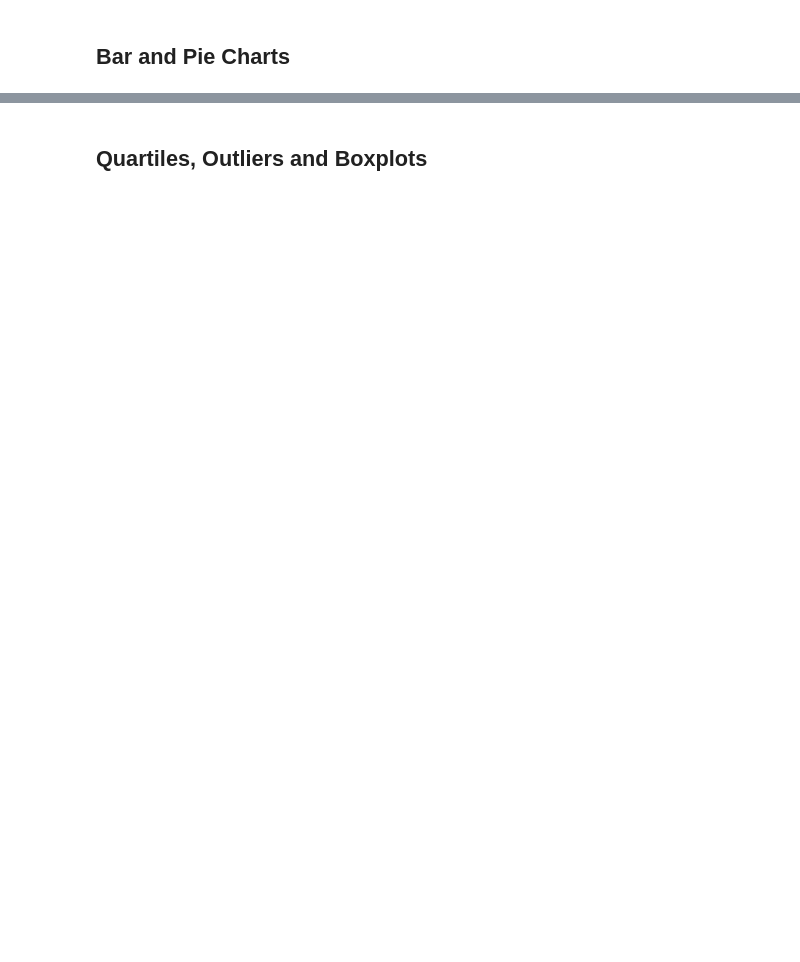
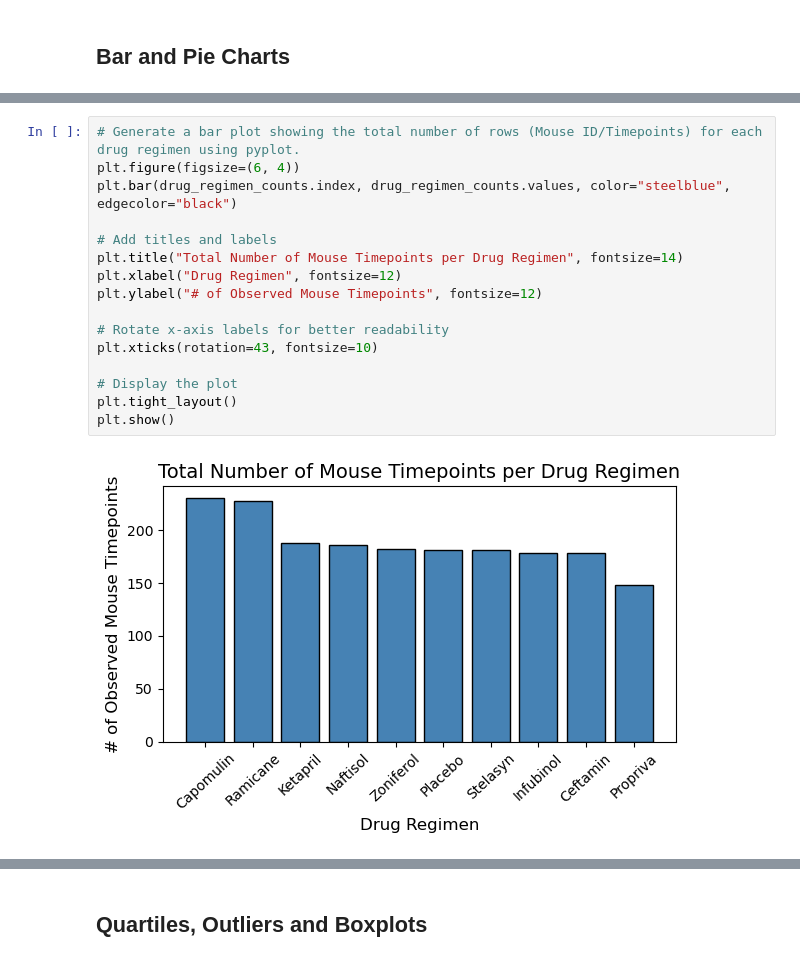
Before and after one commit to cloudyah2015/Matplotlib, a Jupyter notebook: Pymaceuticals/pymaceuticals.ipynb, the cells around one changed output, grey strips where cells are left out. Saved outputs shown, nothing was run; the diff lists cells and outputs as text; blank space fills up the shorter version.

```diff
--- a/Pymaceuticals/pymaceuticals.ipynb
+++ b/Pymaceuticals/pymaceuticals.ipynb
@@ -146,3 +142,21 @@ cleaned_data["Mouse ID"].nunique()
+# %%
+# Generate a bar plot showing the total number of rows (Mouse ID/Timepoints) for each drug regimen using pyplot.
+plt.figure(figsize=(6, 4))
+plt.bar(drug_regimen_counts.index, drug_regimen_counts.values, color="steelblue", edgecolor="black")
+
+# Add titles and labels
+plt.title("Total Number of Mouse Timepoints per Drug Regimen", fontsize=14)
+plt.xlabel("Drug Regimen", fontsize=12)
+plt.ylabel("# of Observed Mouse Timepoints", fontsize=12)
+
+# Rotate x-axis labels for better readability
+plt.xticks(rotation=43, fontsize=10)
+
+# Display the plot
+plt.tight_layout()
+plt.show()
+# %% [output]
+[figure, added]
 # %%
 # Generate a pie chart, using Pandas, showing the distribution of unique female versus male mice used in the study
 
```
Also changed, not shown: parts of 22 cells of this notebook, 1 other file.
